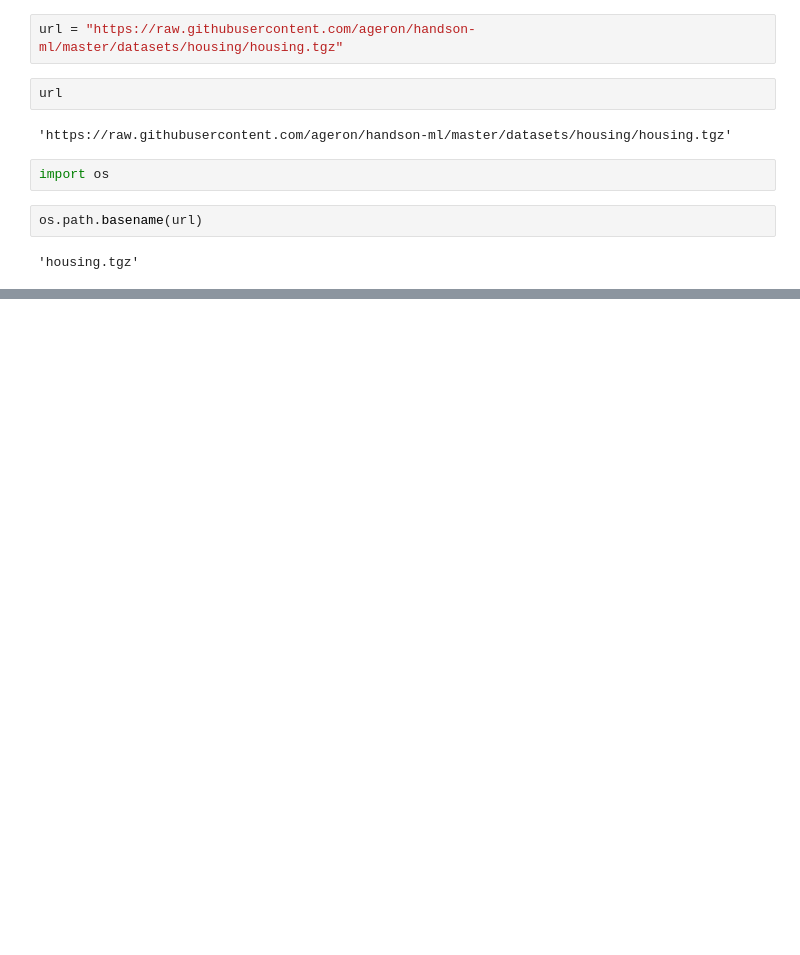
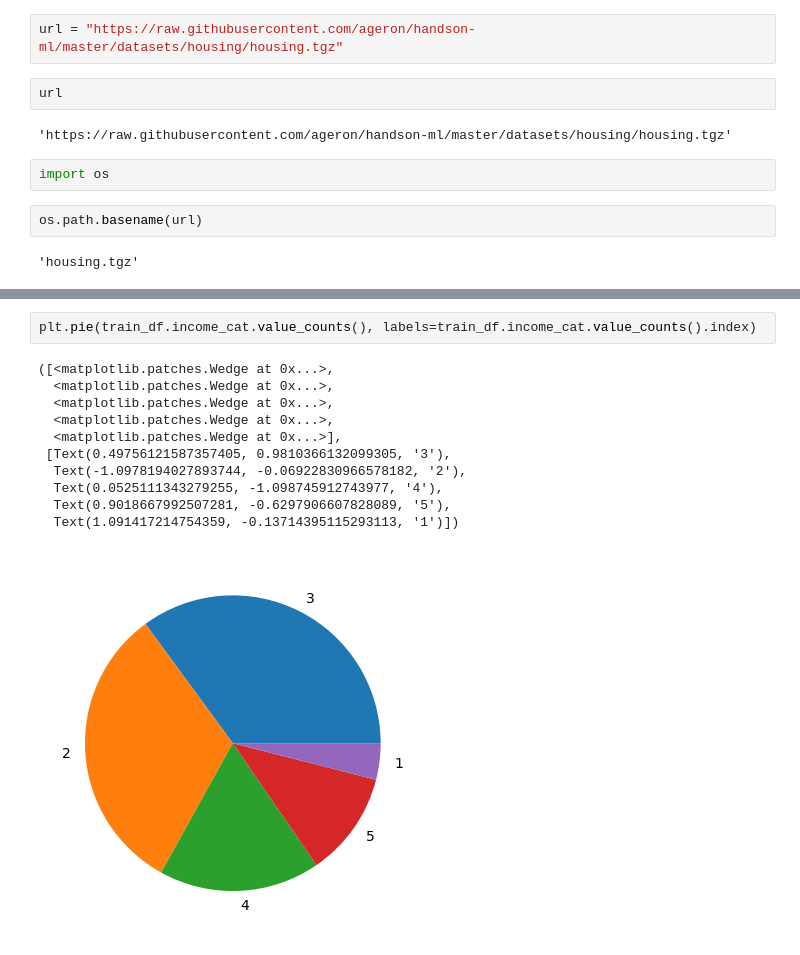
Before and after one commit to Paulsourav97/ML_project01, a Jupyter notebook: notebook/example2.ipynb, the cells around one changed output, grey strips where cells are left out. Saved outputs shown, nothing was run; the diff lists cells and outputs as text; blank space fills up the shorter version.

```diff
--- a/notebook/example2.ipynb
+++ b/notebook/example2.ipynb
@@ -31,0 +135,14 @@ TypeError: __str__ returned non-string (type HousingException)
+# %%
+plt.pie(train_df.income_cat.value_counts(), labels=train_df.income_cat.value_counts().index)
+# %% [output]
+([<matplotlib.patches.Wedge at 0x...>,
+  <matplotlib.patches.Wedge at 0x...>,
+  <matplotlib.patches.Wedge at 0x...>,
+  <matplotlib.patches.Wedge at 0x...>,
+  <matplotlib.patches.Wedge at 0x...>],
+ [Text(0.49756121587357405, 0.9810366132099305, '3'),
+  Text(-1.0978194027893744, -0.06922830966578182, '2'),
+  Text(0.0525111343279255, -1.098745912743977, '4'),
+  Text(0.9018667992507281, -0.6297906607828089, '5'),
+  Text(1.091417214754359, -0.13714395115293113, '1')])
+[figure, added]
```
Also changed, not shown: parts of 24 cells of this notebook, 4 other files.
